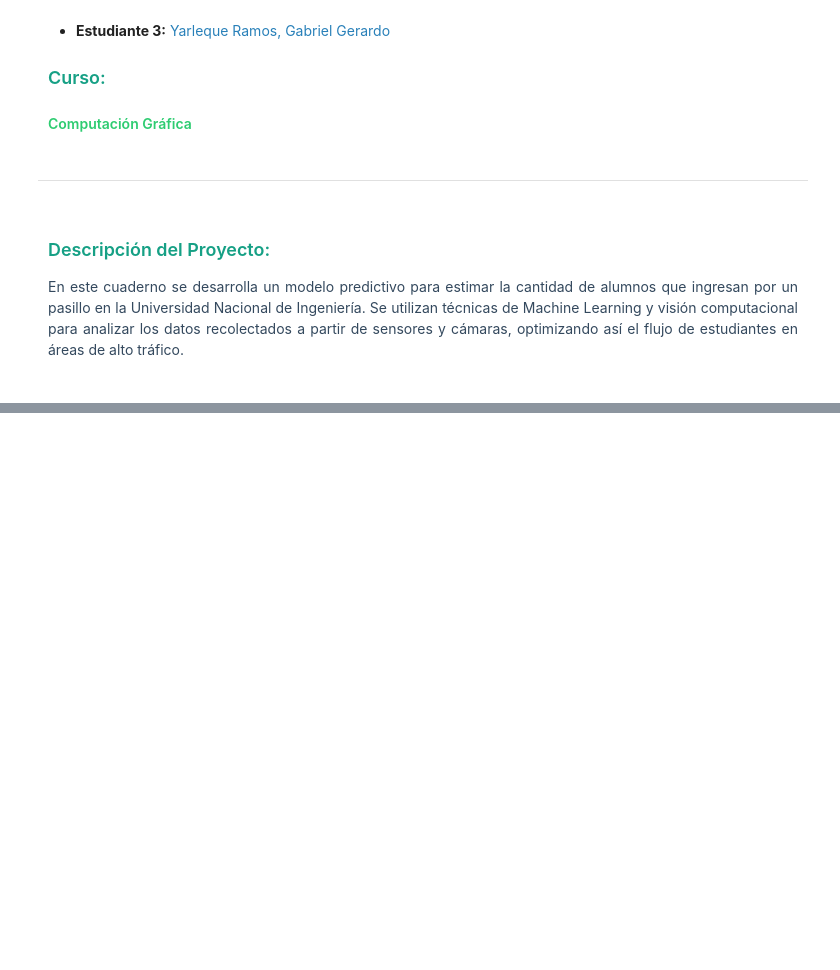
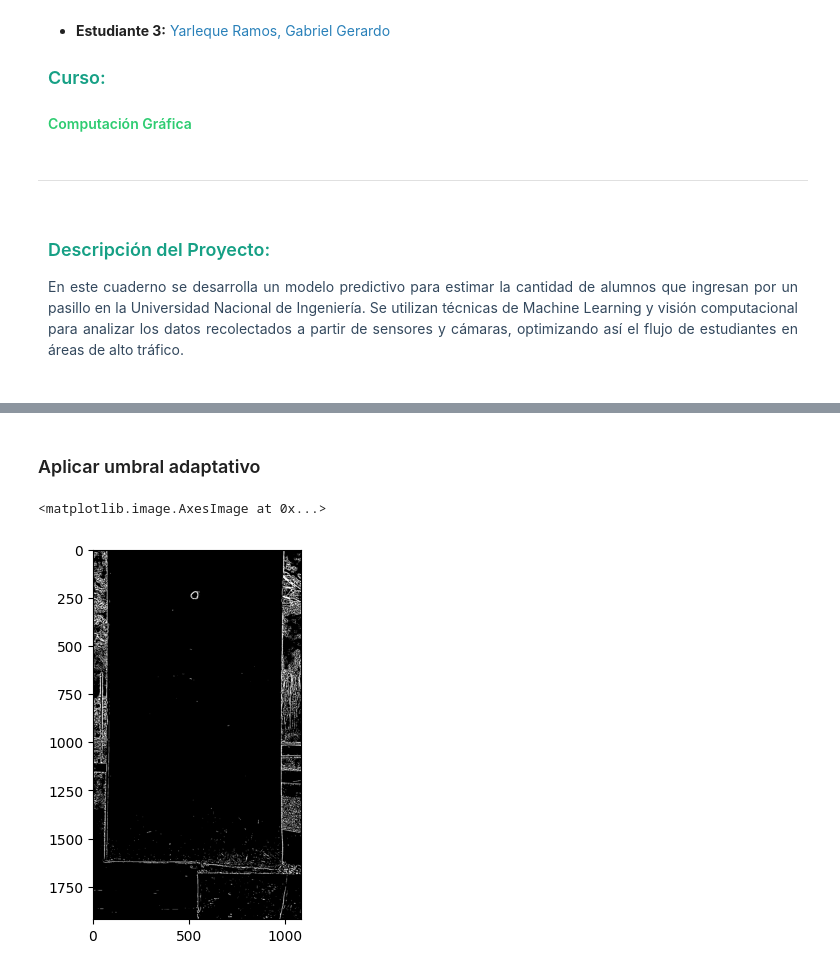
Before and after one commit to GabrielBarrientos99/deteccion_objetos_pixeles, a Jupyter notebook: prediccion.ipynb, the cells around one changed output, grey strips where cells are left out. Saved outputs shown, nothing was run; the diff lists cells and outputs as text; code cells hidden in the pictures; blank space fills up the shorter version.

```diff
--- a/prediccion.ipynb
+++ b/prediccion.ipynb
@@ -36,0 +82,11 @@ cant_noche = 19
+# %% [markdown]
+### Aplicar umbral adaptativo
+# %%
+# Aplicamos el umbral adaptativo para destacar los objetos de interés
+img_threshold = cv2.adaptiveThreshold(img_gray, 255, cv2.ADAPTIVE_THRESH_GAUSSIAN_C, cv2.THRESH_BINARY_INV, 25, 16)
+
+# Mostramos la imagen umbralizada
+plt.imshow(img_threshold, cmap='gray')
+# %% [output]
+<matplotlib.image.AxesImage at 0x...>
+[figure, added]
```
Also changed, not shown: parts of 21 cells of this notebook.
